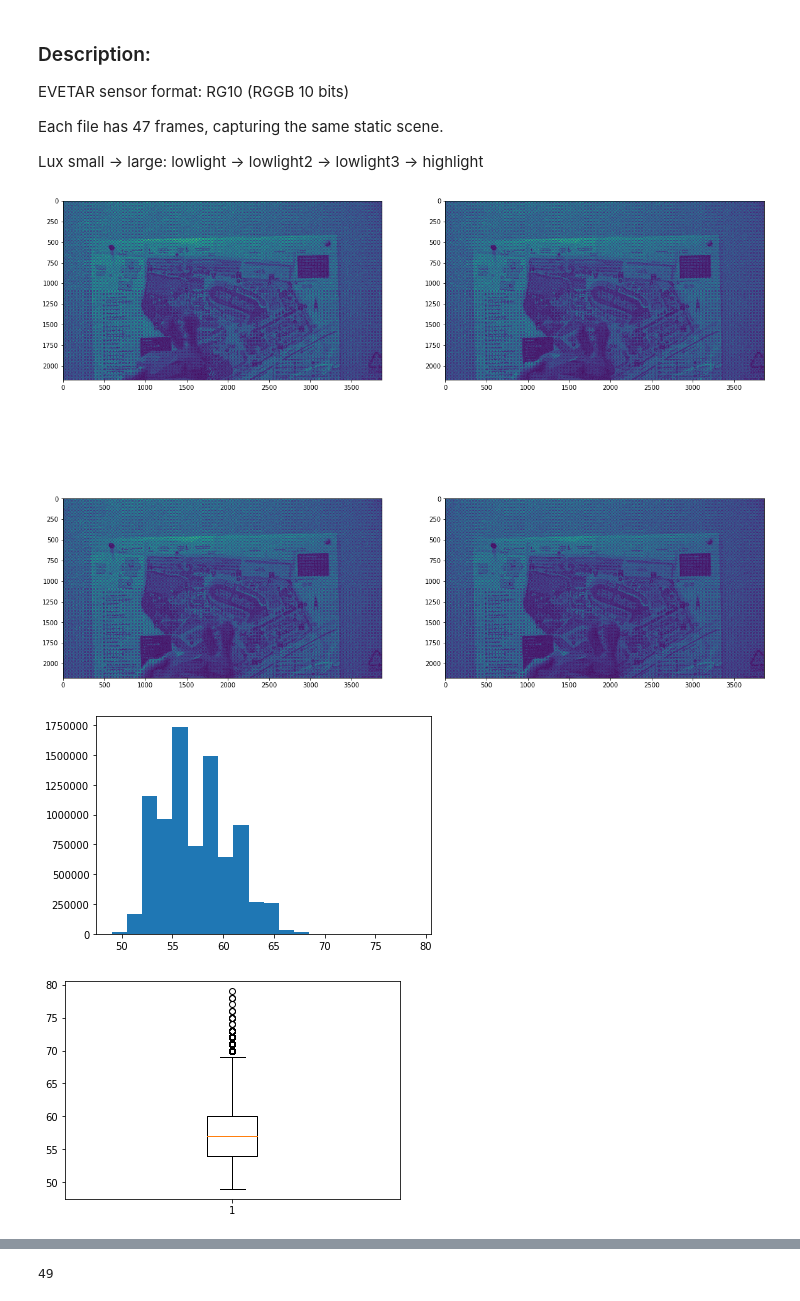
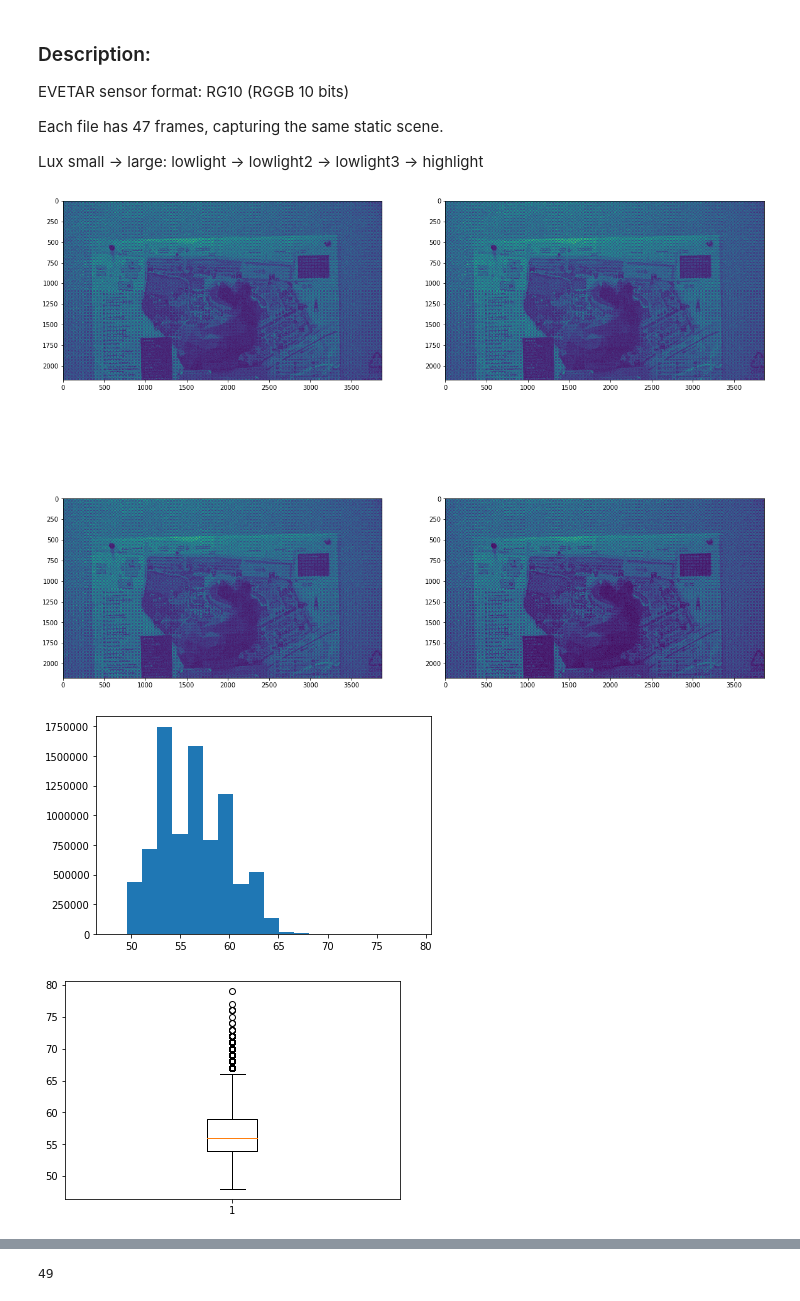
Before and after one commit to cianhwang/hdr_video, a Jupyter notebook: static_videos/read_raw_videos.ipynb, the cells around one changed output, grey strips where cells are left out. Drawn from its saved outputs; the diff is of its cells as text; code cells hidden in the pictures.

```diff
--- a/static_videos/read_raw_videos.ipynb
+++ b/static_videos/read_raw_videos.ipynb
@@ -22,20 +24,20 @@ from utils import *
 # %%
-rIm=read_raw("lowlight3_frame16_bunny.raw",
+rIm=read_raw("lowlight3_frame64_static.raw",
              frame = 16, rows=1087*2, runL=3968)
 
 fig, ax = plt.subplots(2, 2, figsize=(20, 16))
 ax[0][0].imshow(rIm[0])  # frame 0
 ax[0][1].imshow(rIm[6]) # frame 14
 ax[1][0].imshow(rIm[7]) # frame 37
 ax[1][1].imshow(rIm[8]) # frame 46
 plt.show()
 # %% [output]
-[figure, old version]
+[figure, new version]
 # %%
 plt.hist(rIm[0].flatten(), bins = 20)
 plt.show()
 plt.boxplot(rIm[0].flatten())
 plt.show()
 # %% [output]
-[figure, old version]
+[figure, new version]
-[figure, old version]
+[figure, new version]
```
Also changed, not shown: parts of 4 cells of this notebook, 12 other files.
